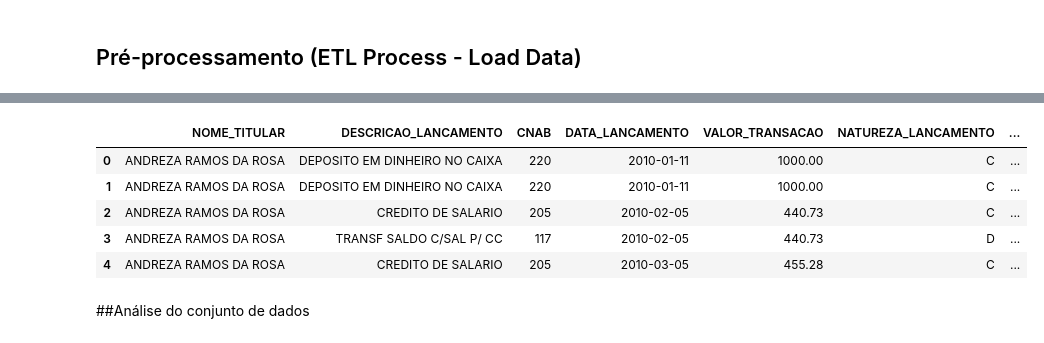
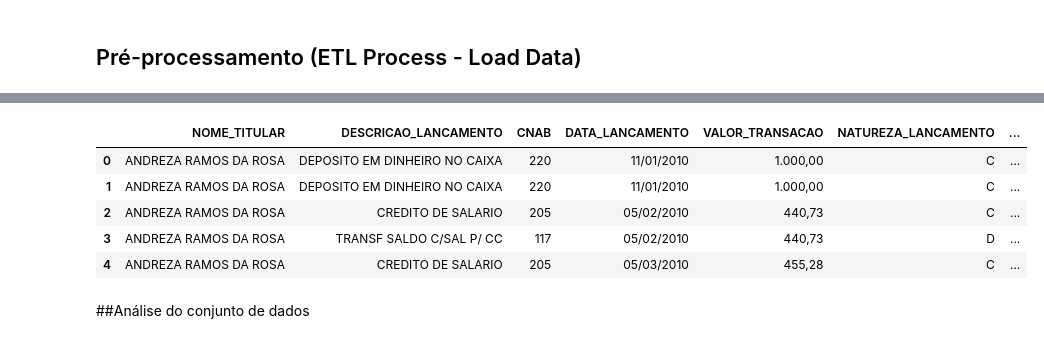
Before and after one commit to nallinwerlang/ML, a Jupyter notebook: 01_ARTIGO_ML.ipynb, the cells around one changed output, grey strips where cells are left out. Cells and saved outputs as stored; diff of their text form; code cells hidden in the pictures.

```diff
--- a/01_ARTIGO_ML.ipynb
+++ b/01_ARTIGO_ML.ipynb
@@ -12,14 +12,14 @@ Drive already mounted at /content/drive; to attempt to forcibly remount, call dr
 # %%
 import pandas as pd
-dados = pd.read_excel('/content/drive/MyDrive/ufsc/ML/Artigo/CASO_TESTE2.xlsx')
+dados = pd.read_csv("/content/drive/MyDrive/ufsc/ML/Artigo/EXTRATOTRATADOSMURFING6.899REGISTROSE428CONFIRMADOSCSV.csv", delimiter= ';')
 dados.head()
 # %% [output]
 |  | NOME_TITULAR | DESCRICAO_LANCAMENTO | CNAB | DATA_LANCAMENTO | VALOR_TRANSACAO | NATUREZA_LANCAMENTO | ... |
-| 0 | ANDREZA RAMOS DA ROSA | DEPOSITO EM DINHEIRO NO CAIXA | 220 | 2010-01-11 | 1000.00 | C | ... |
-| 1 | ANDREZA RAMOS DA ROSA | DEPOSITO EM DINHEIRO NO CAIXA | 220 | 2010-01-11 | 1000.00 | C | ... |
-| 2 | ANDREZA RAMOS DA ROSA | CREDITO DE SALARIO | 205 | 2010-02-05 | 440.73 | C | ... |
-| 3 | ANDREZA RAMOS DA ROSA | TRANSF SALDO C/SAL P/ CC | 117 | 2010-02-05 | 440.73 | D | ... |
-| 4 | ANDREZA RAMOS DA ROSA | CREDITO DE SALARIO | 205 | 2010-03-05 | 455.28 | C | ... |
+| 0 | ANDREZA RAMOS DA ROSA | DEPOSITO EM DINHEIRO NO CAIXA | 220 | 11/01/2010 | 1.000,00 | C | ... |
+| 1 | ANDREZA RAMOS DA ROSA | DEPOSITO EM DINHEIRO NO CAIXA | 220 | 11/01/2010 | 1.000,00 | C | ... |
+| 2 | ANDREZA RAMOS DA ROSA | CREDITO DE SALARIO | 205 | 05/02/2010 | 440,73 | C | ... |
+| 3 | ANDREZA RAMOS DA ROSA | TRANSF SALDO C/SAL P/ CC | 117 | 05/02/2010 | 440,73 | D | ... |
+| 4 | ANDREZA RAMOS DA ROSA | CREDITO DE SALARIO | 205 | 05/03/2010 | 455,28 | C | ... |
 # %% [markdown]
 ##Análise do conjunto de dados
 # %%
```
Also changed, not shown: parts of 11 cells of this notebook.
